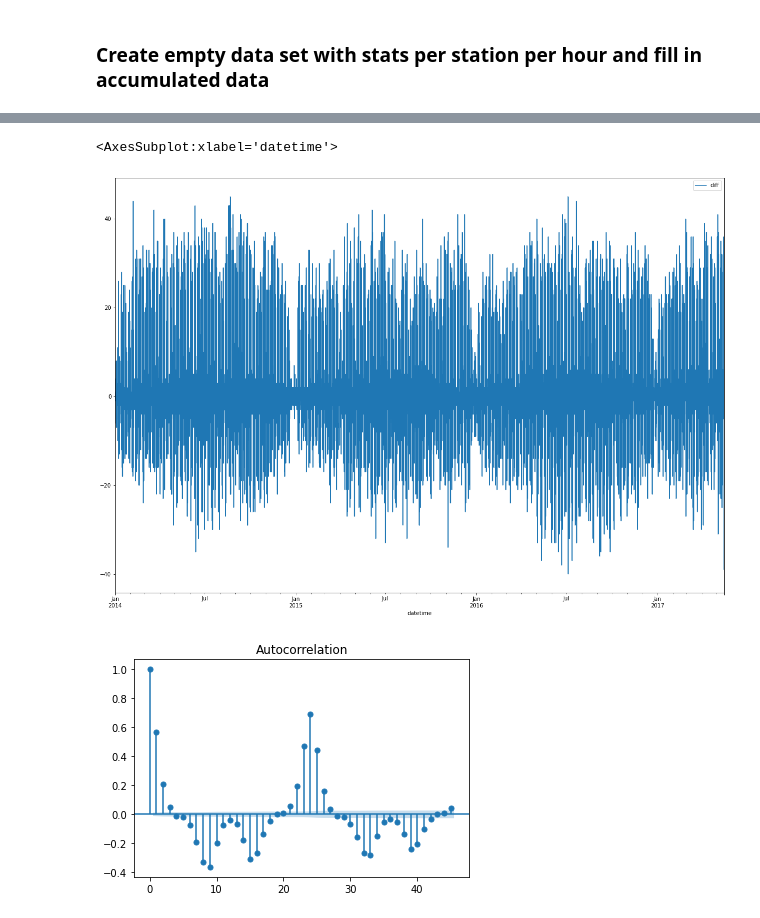
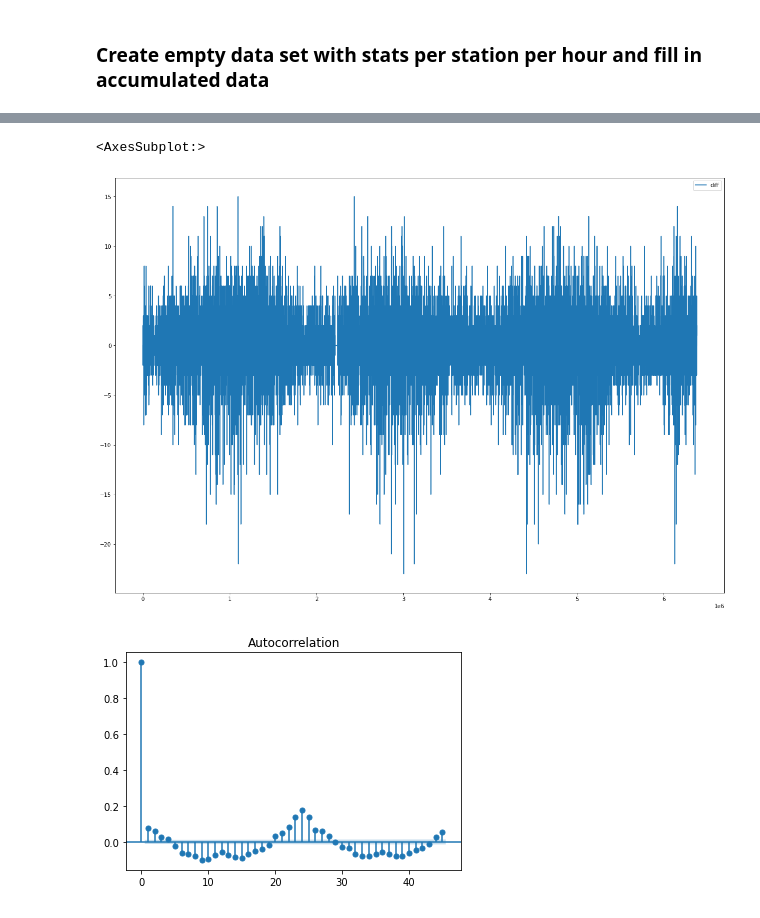
Before and after one commit to dorotheelaugwitz/master-thesis, a Jupyter notebook: stations_exploration.ipynb, the cells around one changed output, grey strips where cells are left out. Drawn from its saved outputs; the diff is of its cells as text; code cells hidden in the pictures.

```diff
--- a/stations_exploration.ipynb
+++ b/stations_exploration.ipynb
@@ -93,7 +94,7 @@ from datetime import datetime
 
 # create date range
 start_date = datetime(2014, 1, 1, 0)
-end_date = datetime(2017, 5, 16, 8)
+end_date = datetime(2017, 5, 15, 11, 59, 59)
 date_range = pd.date_range(start_date, end_date, freq='H')
 
 station_names = sorted(stations.station_name.values)
@@ -112,4 +113,4 @@ station_count.check_outs = station_count.check_outs.astype(int)
 # calculate change in bike inventory
 station_count['diff'] = (station_count['check_ins'] - station_count['check_outs'])
 
-station_count.head(10)
+station_count.reset_index(inplace=True)
@@ -128,0 +154,3 @@ station_count.head(10)
+# %%
+tmp = pd.merge(station_count, weather, on='datetime', how='left', sort=False)
+tmp[tmp.datetime == sample_timestamp]
@@ -130,0 +173,3 @@ station_count.to_csv("../data/station_count.csv")
+# %%
+test_slice = tmp[tmp.station_name == 'Mönckebergstraße / Rosenstraße']
+test_slice
@@ -131,16 +208,15 @@ station_count.to_csv("../data/station_count.csv")
 # %%
-test_slice = foo.xs('Am Kaiserkai/Großer Grasbrook', level='station_name')
 test_slice.plot(y='diff', figsize=(20,14))
 # %% [output]
-<AxesSubplot:xlabel='datetime'>
+<AxesSubplot:>
-[figure, old version]
+[figure, new version]
 # %%
 import statsmodels.api as sm
 
 sm.graphics.tsa.plot_acf(test_slice[['diff']])
 plt.show()
 # %% [output]
-[figure, old version]
+[figure, new version]
 # %%
 # ARIMA
 model = sm.tsa.arima.ARIMA(test_slice[['diff']], order=(5,1,0))
```
Also changed, not shown: parts of 14 cells of this notebook, 18 other files.
